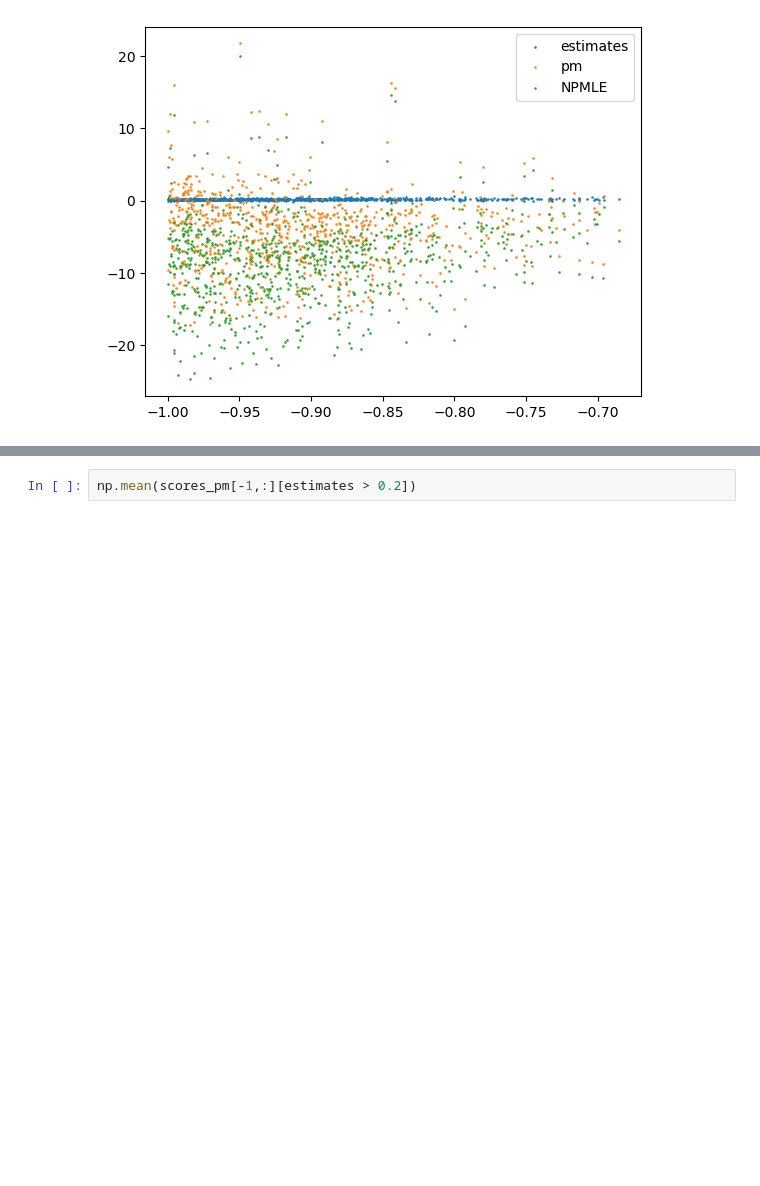
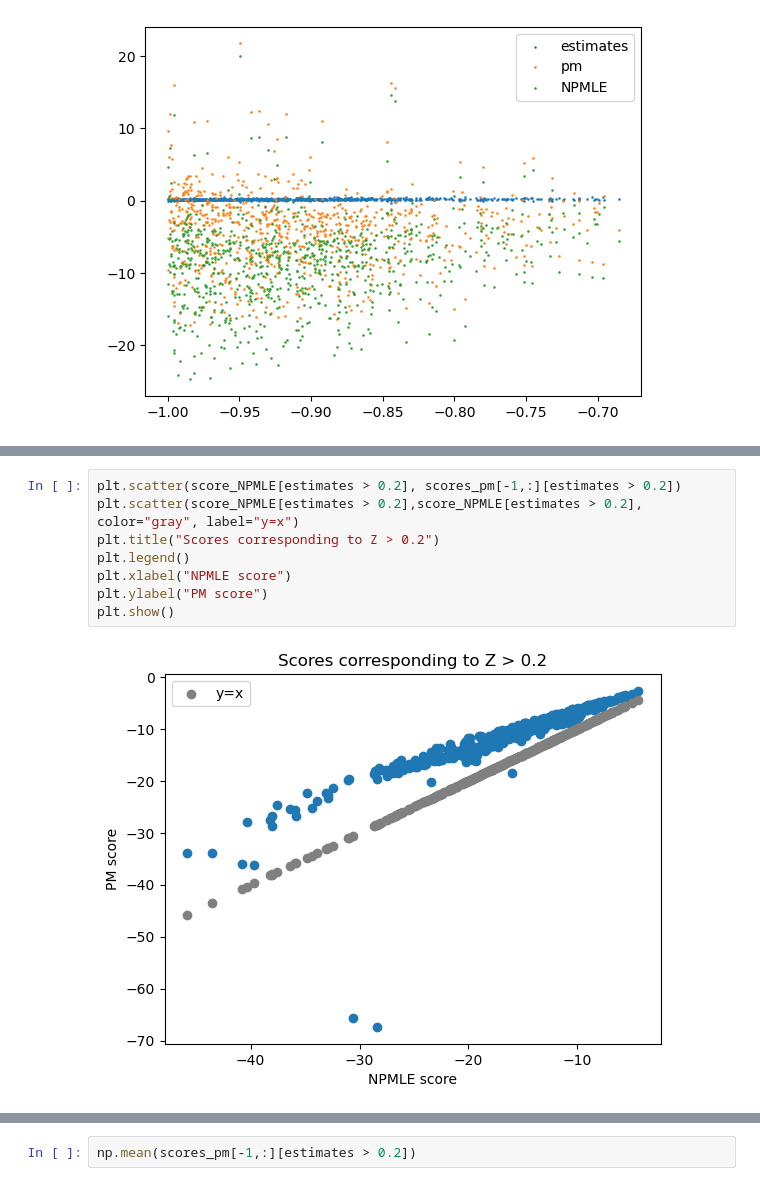
Before and after one commit to sulagna-ghosh/score-matching-empirical-bayes, a Jupyter notebook: atlas_prior_and_shrinkage.ipynb, the cells around one changed output, grey strips where cells are left out. Saved outputs shown, nothing was run; the diff lists cells and outputs as text; blank space fills up the shorter version.

```diff
--- a/atlas_prior_and_shrinkage.ipynb
+++ b/atlas_prior_and_shrinkage.ipynb
@@ -164,0 +186,10 @@ plt.show()
+# %%
+plt.scatter(score_NPMLE[estimates > 0.2], scores_pm[-1,:][estimates > 0.2])
+plt.scatter(score_NPMLE[estimates > 0.2],score_NPMLE[estimates > 0.2], color="gray", label="y=x")
+plt.title("Scores corresponding to Z > 0.2")
+plt.legend()
+plt.xlabel("NPMLE score")
+plt.ylabel("PM score")
+plt.show()
+# %% [output]
+[figure, added]
```
Also changed, not shown: parts of 4 cells of this notebook, 4 other files.
